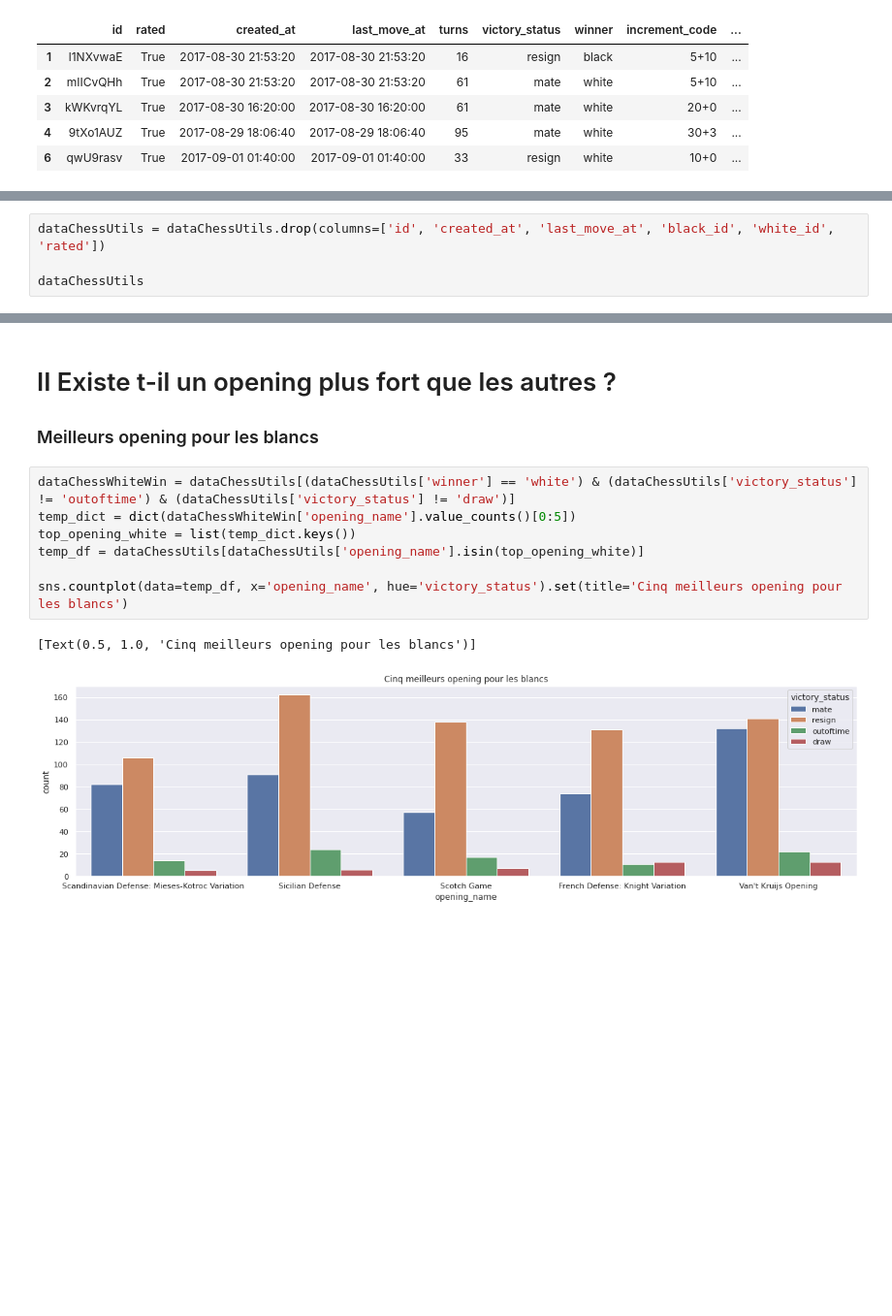
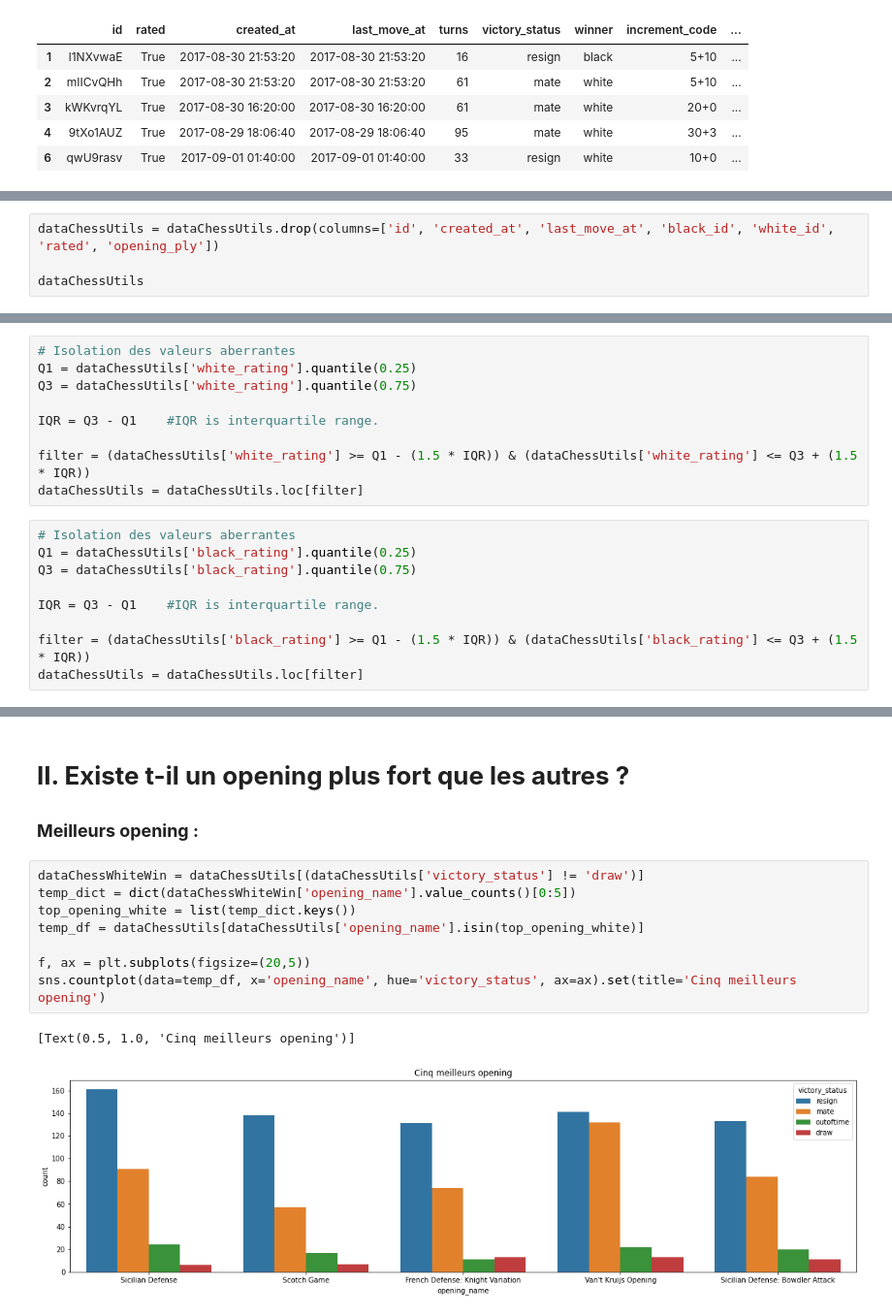
Before and after one commit to BlazingBurn/HitemapythonExo, a Jupyter notebook: analyse donnee/ProjetAnalyseDonneeEchecs.ipynb, the cells around one changed output, grey strips where cells are left out. Shown: that part at 97% size. Drawn from its saved outputs; the diff is of its cells as text; blank space fills up the shorter version.

```diff
--- a/analyse donnee/ProjetAnalyseDonneeEchecs.ipynb
+++ b/analyse donnee/ProjetAnalyseDonneeEchecs.ipynb
@@ -73,0 +85,4 @@ Nouveau nombre de parties : 16155
+# %%
+dataChessUtils = dataChessUtils.drop(columns=['id', 'created_at', 'last_move_at', 'black_id', 'white_id', 'rated', 'opening_ply'])
+
+dataChessUtils
@@ -82,4 +110,0 @@ sns.boxplot(data=dataChessUtils,x="rating_difference").set(title="Graphique mont
-# %%
-dataChessUtils = dataChessUtils.drop(columns=['id', 'created_at', 'last_move_at', 'black_id', 'white_id', 'rated'])
-
-dataChessUtils
@@ -100 +117,19 @@ dataChessUtils
+# %%
+# Isolation des valeurs aberrantes
+Q1 = dataChessUtils['white_rating'].quantile(0.25)
+Q3 = dataChessUtils['white_rating'].quantile(0.75)
+
+IQR = Q3 - Q1    #IQR is interquartile range.
+
+filter = (dataChessUtils['white_rating'] >= Q1 - (1.5 * IQR)) & (dataChessUtils['white_rating'] <= Q3 + (1.5 * IQR))
+dataChessUtils = dataChessUtils.loc[filter]
+# %%
+# Isolation des valeurs aberrantes
+Q1 = dataChessUtils['black_rating'].quantile(0.25)
+Q3 = dataChessUtils['black_rating'].quantile(0.75)
+
+IQR = Q3 - Q1    #IQR is interquartile range.
+
+filter = (dataChessUtils['black_rating'] >= Q1 - (1.5 * IQR)) & (dataChessUtils['black_rating'] <= Q3 + (1.5 * IQR))
+dataChessUtils = dataChessUtils.loc[filter]
 # %% [markdown]
@@ -123,14 +175,15 @@ sns.displot(data=dataChessUtils, x='victory_status', hue='winner', col="winner")
 # %% [markdown]
-# II Existe t-il un opening plus fort que les autres ?
+# **II. Existe t-il un opening plus fort que les autres ?**
 
-### Meilleurs opening pour les blancs
+### **Meilleurs opening :**
 # %%
-dataChessWhiteWin = dataChessUtils[(dataChessUtils['winner'] == 'white') & (dataChessUtils['victory_status'] != 'outoftime') & (dataChessUtils['victory_status'] != 'draw')]
+dataChessWhiteWin = dataChessUtils[(dataChessUtils['victory_status'] != 'draw')]
 temp_dict = dict(dataChessWhiteWin['opening_name'].value_counts()[0:5])
 top_opening_white = list(temp_dict.keys())
 temp_df = dataChessUtils[dataChessUtils['opening_name'].isin(top_opening_white)]
 
-sns.countplot(data=temp_df, x='opening_name', hue='victory_status').set(title='Cinq meilleurs opening pour les blancs')
+f, ax = plt.subplots(figsize=(20,5))
+sns.countplot(data=temp_df, x='opening_name', hue='victory_status', ax=ax).set(title='Cinq meilleurs opening')
 # %% [output]
-[Text(0.5, 1.0, 'Cinq meilleurs opening pour les blancs')]
+[Text(0.5, 1.0, 'Cinq meilleurs opening')]
-[figure, old version]
+[figure, new version]
```
Also changed, not shown: parts of 25 cells of this notebook.
